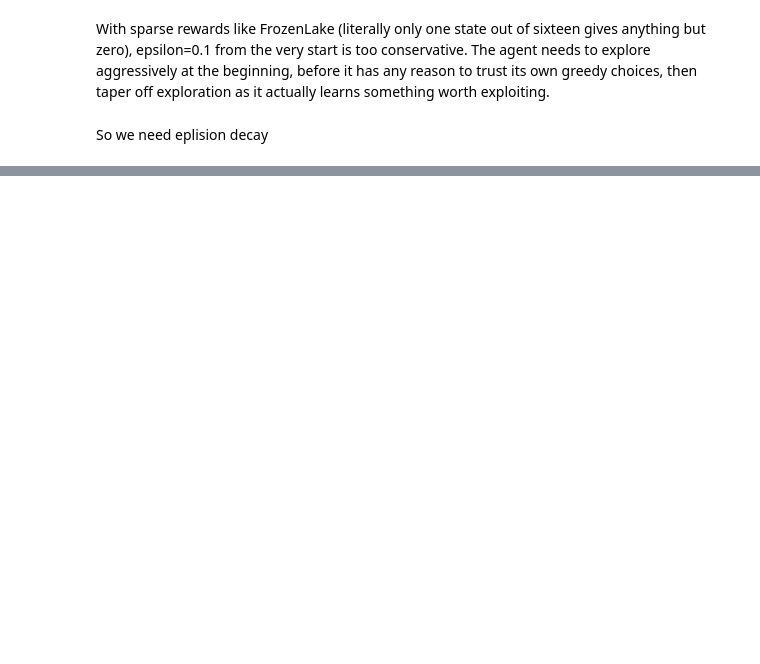
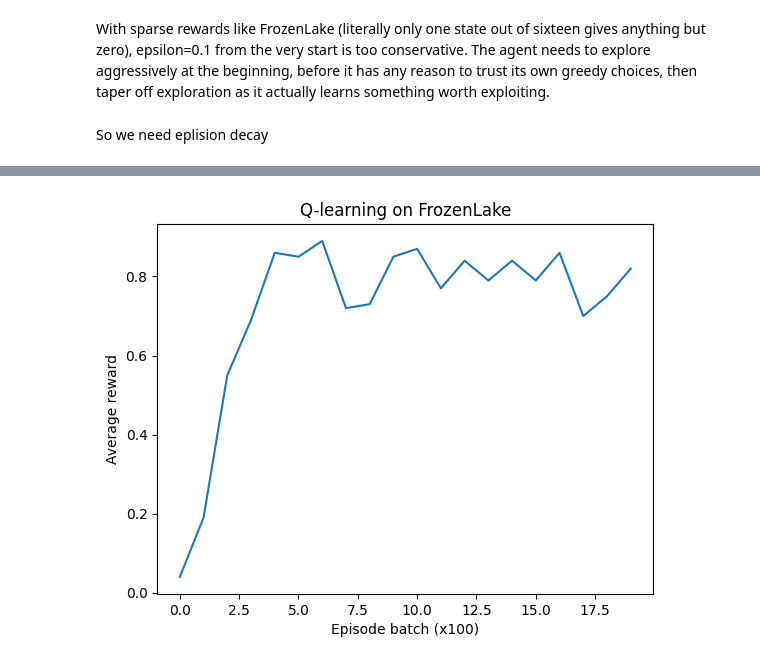
Before and after one commit to alyona-vishnoi/learning-RL, a Jupyter notebook: FrozenLake.ipynb, the cells around one changed output, grey strips where cells are left out. Saved outputs shown, nothing was run; the diff lists cells and outputs as text; code cells hidden in the pictures; blank space fills up the shorter version.

```diff
--- a/FrozenLake.ipynb
+++ b/FrozenLake.ipynb
@@ -187,2 +209,14 @@ State 13: RIGHT
 State 14: RIGHT
 State 15: LEFT
+# %%
+state, info = env.reset()
+terminated = truncated = False
+steps = 0
+
+while not (terminated or truncated) and steps < 100:
+    action = np.argmax(Q[state])
+    state, reward, terminated, truncated, info = env.step(action)
+    steps += 1
+
+print("steps taken:", steps)
+print("reached goal:", reward == 1)
@@ -188,0 +347,13 @@ State 15: LEFT
+# %%
+# average reward over rolling windows of 100 episodes
+window = 100
+avg_rewards = [np.mean(rewards_per_episode[i:i+window])
+               for i in range(0, len(rewards_per_episode), window)]
+
+plt.plot(avg_rewards)
+plt.xlabel(f"Episode batch (x{window})")
+plt.ylabel("Average reward")
+plt.title("Q-learning on FrozenLake")
+plt.show()
+# %% [output]
+[figure, added]
```
Also changed, not shown: parts of 14 cells of this notebook.
